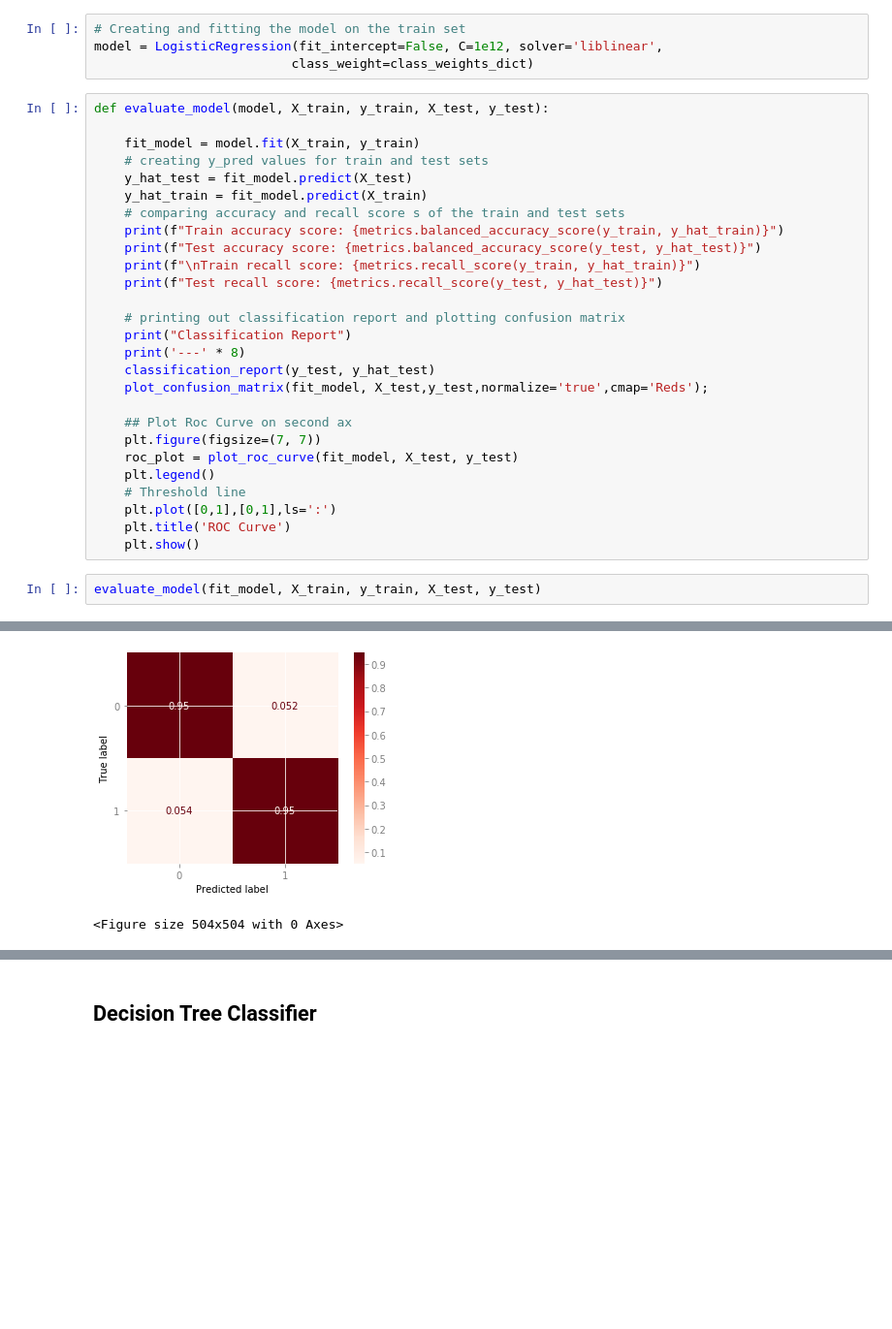
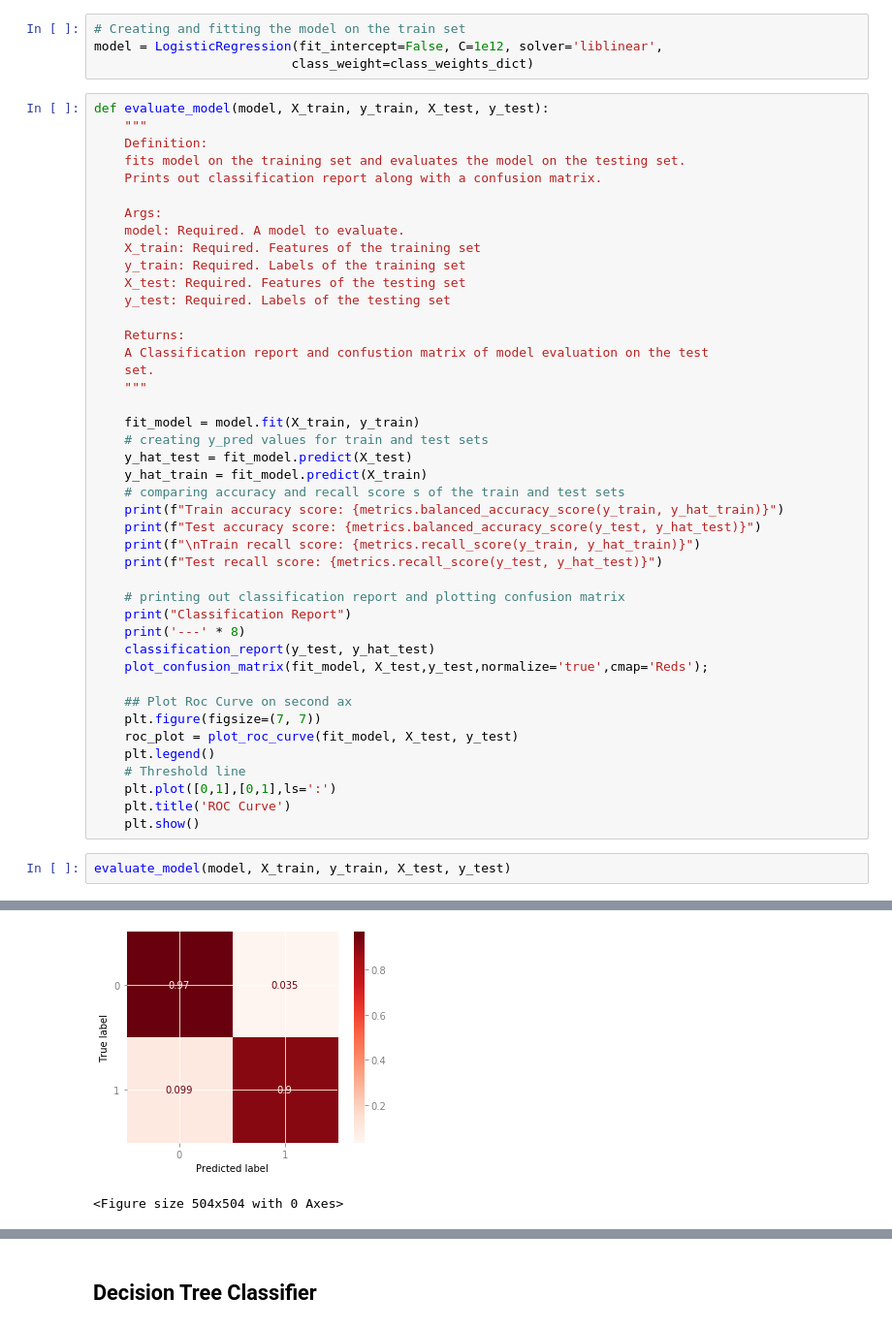
Before and after one commit to Lewis34cs/Credit_Card_Fraud_Detection, a Jupyter notebook: creditcard_fraud.ipynb, the cells around one changed output, grey strips where cells are left out. Shown at 97% size. Saved outputs shown, nothing was run; the diff lists cells and outputs as text; blank space fills up the shorter version.

Commit message:
Added text and vanilla RF classifier model

```diff
--- a/creditcard_fraud.ipynb
+++ b/creditcard_fraud.ipynb
@@ -296,6 +296,22 @@ model = LogisticRegression(fit_intercept=False, C=1e12, solver='liblinear',
                           class_weight=class_weights_dict)
 # %%
 def evaluate_model(model, X_train, y_train, X_test, y_test):
+    """
+    Definition:
+    fits model on the training set and evaluates the model on the testing set.
+    Prints out classification report along with a confusion matrix.
+
+    Args:
+    model: Required. A model to evaluate.
+    X_train: Required. Features of the training set
+    y_train: Required. Labels of the training set
+    X_test: Required. Features of the testing set
+    y_test: Required. Labels of the testing set
+
+    Returns:
+    A Classification report and confustion matrix of model evaluation on the test
+    set.
+    """
 
     fit_model = model.fit(X_train, y_train)
     # creating y_pred values for train and test sets
@@ -322,5 +338,5 @@ def evaluate_model(model, X_train, y_train, X_test, y_test):
     plt.title('ROC Curve')
     plt.show()
 # %%
-evaluate_model(fit_model, X_train, y_train, X_test, y_test)
+evaluate_model(model, X_train, y_train, X_test, y_test)
 # %% [output]
@@ -332,4 +348,4 @@ Test recall score: 0.9459459459459459
 Classification Report
 ------------------------
-[figure, old version]
+[figure, new version]
 <Figure size 504x504 with 0 Axes>
```
Also changed, not shown: parts of 8 cells of this notebook.
